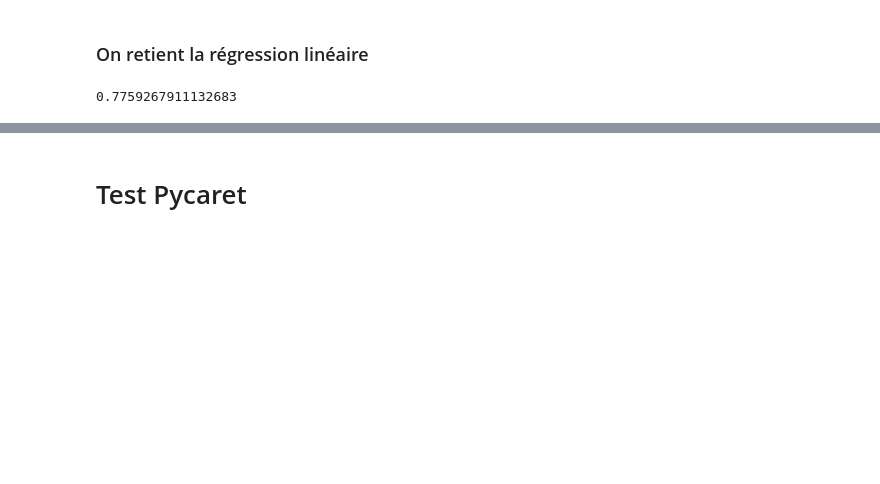
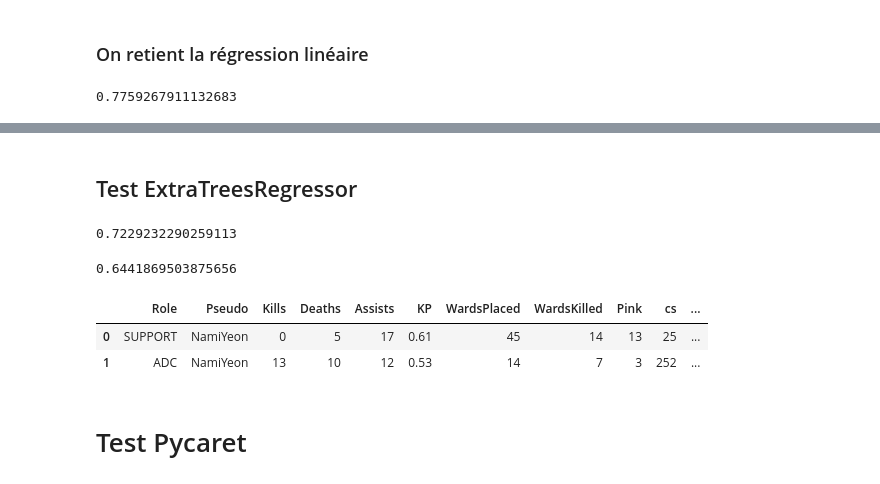
Before and after one commit to Tomlora/league, a Jupyter notebook: opgg_test_pycaret.ipynb, the cells around one changed output, grey strips where cells are left out. Saved outputs shown, nothing was run; the diff lists cells and outputs as text; code cells hidden in the pictures; blank space fills up the shorter version.

```diff
--- a/opgg_test_pycaret.ipynb
+++ b/opgg_test_pycaret.ipynb
@@ -285,6 +290,11 @@ df = ajouter_game('JUNGLE', df, 'wtplo', 8, 8, 11, 0.4, 10, 8, 9, 243, 6.3, 7.4)
 df = ajouter_game('JUNGLE', df, 'wtplo', 5, 10, 11, 0.5, 24, 9, 13, 176, 4.6, 7.0)
 df = ajouter_game('JUNGLE', df, 'wtplo', 14, 6, 14, 0.82, 11, 2, 11, 218, 7.0, 8.7)
 df = ajouter_game('JUNGLE', df, 'wtplo', 10, 8, 3, 0.59, 11, 4, 4, 225, 7.3, 7.1)
+
+
+
+df2 = ajouter_game('SUPPORT', df2, 'NamiYeon', 0, 5, 17, 0.61, 45, 14, 13, 25, 0.7, 7.1)
+df2 = ajouter_game('ADC', df2, 'NamiYeon', 13, 10, 12, 0.53, 14, 7, 3, 252, 6.4, 6.6)
 # %%
 df[['Kills', 'Deaths', 'Assists', 'WardsPlaced', 'WardsKilled', 'Pink', 'cs']] = df[['Kills', 'Deaths', 'Assists', 'WardsPlaced', 'WardsKilled', 'Pink', 'cs']].astype(int)
 df[['KP', 'csm', 'Score']] = df[['KP', 'csm', 'Score']].astype(float)
@@ -564,0 +580,25 @@ reg.score(x_test, y_test)
+# %% [markdown]
+## Test ExtraTreesRegressor
+# %%
+from sklearn.ensemble import ExtraTreesRegressor
+
+tr = ExtraTreesRegressor(random_state=123)
+# %%
+tr.fit(x_train, y_train)
+
+tr.score(x_test, y_test)
+# %% [output]
+0.7229232290259113
+# %%
+cross_val_score(tr, x_test, y_test, cv=5).mean()
+# %% [output]
+0.6441869503875656
+# %%
+df2['predict_reg'] = reg.predict(df2[variables])
+df2['predict_tr'] = tr.predict(df2[variables])
+# %%
+df2
+# %% [output]
+|  | Role | Pseudo | Kills | Deaths | Assists | KP | WardsPlaced | WardsKilled | Pink | cs | ... |
+| 0 | SUPPORT | NamiYeon | 0 | 5 | 17 | 0.61 | 45 | 14 | 13 | 25 | ... |
+| 1 | ADC | NamiYeon | 13 | 10 | 12 | 0.53 | 14 | 7 | 3 | 252 | ... |
```
Also changed, not shown: parts of 17 cells of this notebook, 1 other file.
